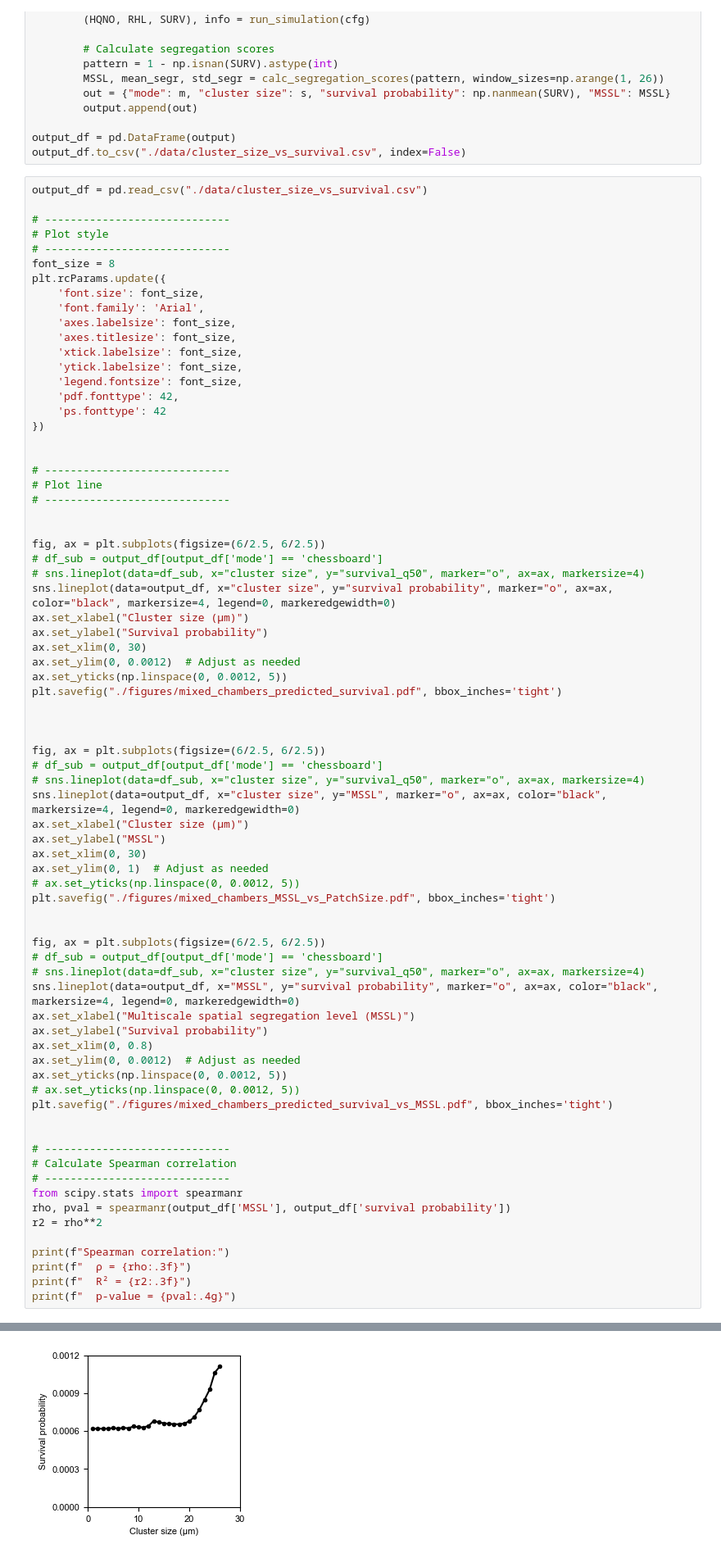
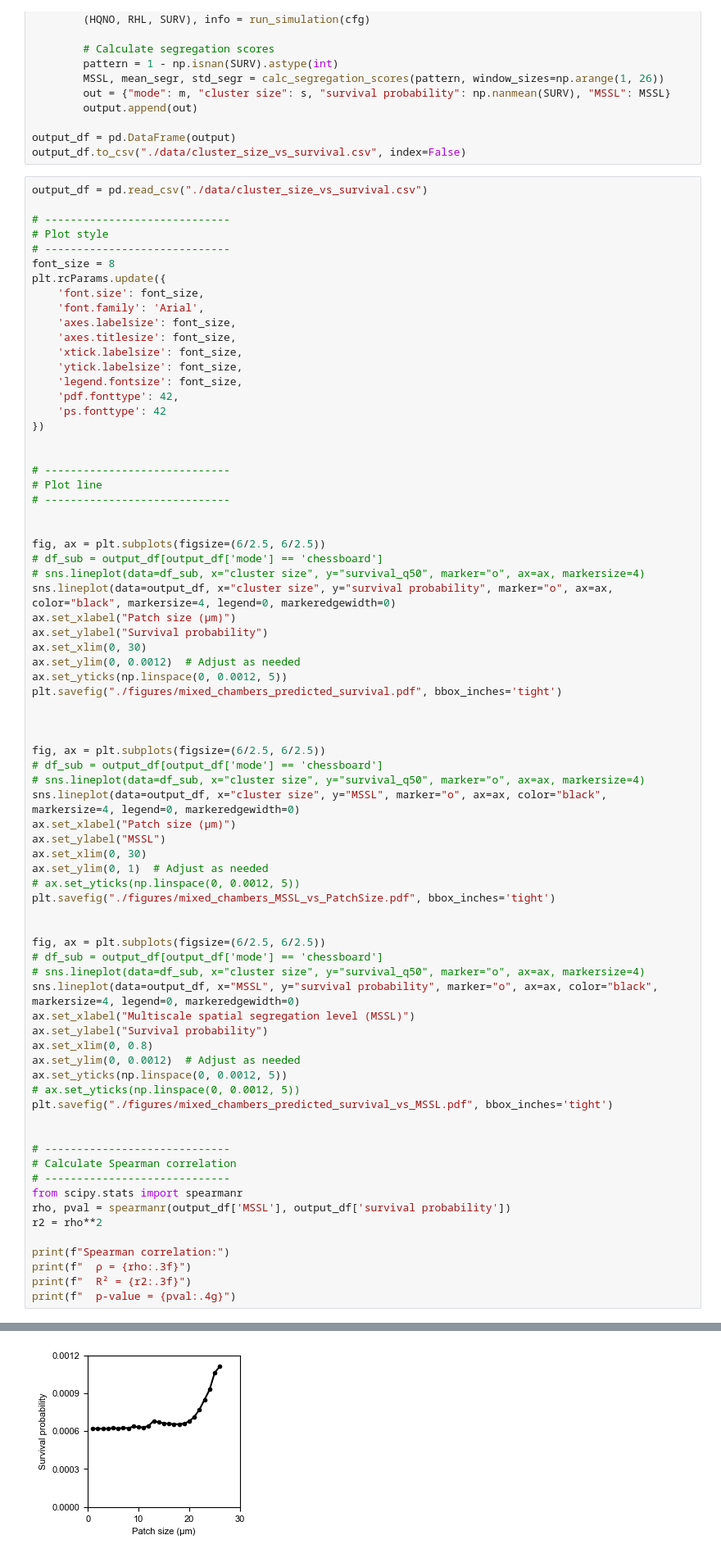
Before and after one commit to simonvanvliet/SpatialToleranceModel, a Jupyter notebook: 5_mixed_chambers/2_predict_mixed_chambers.ipynb, the cells around one changed output, grey strips where cells are left out. Shown at 82% size. Saved outputs shown, nothing was run; the diff lists cells and outputs as text.

```diff
--- a/5_mixed_chambers/2_predict_mixed_chambers.ipynb
+++ b/5_mixed_chambers/2_predict_mixed_chambers.ipynb
@@ -648,7 +648,7 @@ fig, ax = plt.subplots(figsize=(6/2.5, 6/2.5))
 # df_sub = output_df[output_df['mode'] == 'chessboard']
 # sns.lineplot(data=df_sub, x="cluster size", y="survival_q50", marker="o", ax=ax, markersize=4)
 sns.lineplot(data=output_df, x="cluster size", y="survival probability", marker="o", ax=ax, color="black", markersize=4, legend=0, markeredgewidth=0)
-ax.set_xlabel("Cluster size (μm)")
+ax.set_xlabel("Patch size (μm)")
 ax.set_ylabel("Survival probability")
 ax.set_xlim(0, 30)
 ax.set_ylim(0, 0.0012)  # Adjust as needed
@@ -661,7 +661,7 @@ fig, ax = plt.subplots(figsize=(6/2.5, 6/2.5))
 # df_sub = output_df[output_df['mode'] == 'chessboard']
 # sns.lineplot(data=df_sub, x="cluster size", y="survival_q50", marker="o", ax=ax, markersize=4)
 sns.lineplot(data=output_df, x="cluster size", y="MSSL", marker="o", ax=ax, color="black", markersize=4, legend=0, markeredgewidth=0)
-ax.set_xlabel("Cluster size (μm)")
+ax.set_xlabel("Patch size (μm)")
 ax.set_ylabel("MSSL")
 ax.set_xlim(0, 30)
 ax.set_ylim(0, 1)  # Adjust as needed
@@ -671,31 +671,31 @@ plt.savefig("./figures/mixed_chambers_MSSL_vs_PatchSize.pdf", bbox_inches='tight
 
 fig, ax = plt.subplots(figsize=(6/2.5, 6/2.5))
 # df_sub = output_df[output_df['mode'] == 'chessboard']
 # sns.lineplot(data=df_sub, x="cluster size", y="survival_q50", marker="o", ax=ax, markersize=4)
 sns.lineplot(data=output_df, x="MSSL", y="survival probability", marker="o", ax=ax, color="black", markersize=4, legend=0, markeredgewidth=0)
 ax.set_xlabel("Multiscale spatial segregation level (MSSL)")
 ax.set_ylabel("Survival probability")
 ax.set_xlim(0, 0.8)
 ax.set_ylim(0, 0.0012)  # Adjust as needed
 ax.set_yticks(np.linspace(0, 0.0012, 5))
 # ax.set_yticks(np.linspace(0, 0.0012, 5))
 plt.savefig("./figures/mixed_chambers_predicted_survival_vs_MSSL.pdf", bbox_inches='tight')
 
 
 # -----------------------------
 # Calculate Spearman correlation
 # -----------------------------
 from scipy.stats import spearmanr
 rho, pval = spearmanr(output_df['MSSL'], output_df['survival probability'])
 r2 = rho**2
 
 print(f"Spearman correlation:")
 print(f"  ρ = {rho:.3f}")
 print(f"  R² = {r2:.3f}")
 print(f"  p-value = {pval:.4g}")
 # %% [output]
 Spearman correlation:
   ρ = 0.975
   R² = 0.950
   p-value = 3.989e-17
-[figure, old version]
+[figure, new version]
```
Also changed, not shown: parts of 1 cell of this notebook, 3 other files.
